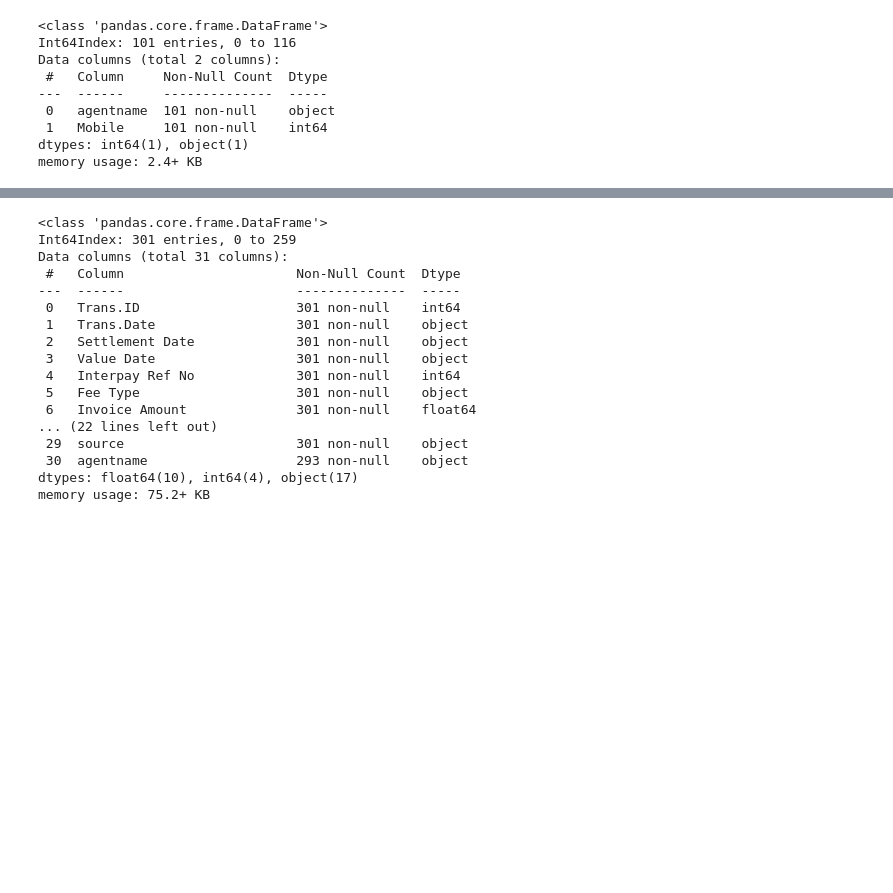
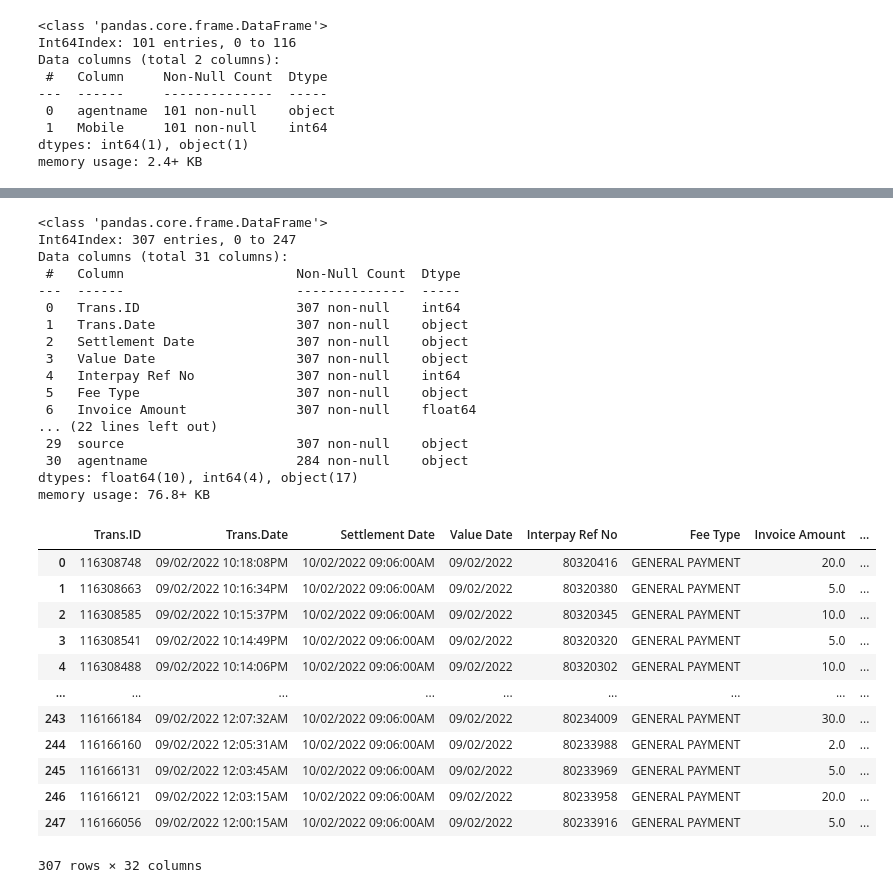
Before and after one commit to bryted/randomactivities, a Jupyter notebook: finalagentreport.ipynb, the cells around one changed output, grey strips where cells are left out. Cells and saved outputs as stored; diff of their text form; code cells hidden in the pictures; blank space fills up the shorter version.

```diff
--- a/finalagentreport.ipynb
+++ b/finalagentreport.ipynb
@@ -7,8 +7,8 @@ import numpy as np
 #!pip install xlsxwriter
 #!pip install openpyxl --upgrade --pre
 # %%
-df_mth = pd.read_excel('MerchantTransactionHistoryAgentWise_03_02_2022_to_03_02_2022.xlsx')
-df_mp = pd.read_excel('maximus-payment_export-1643968571337.xlsx')
+df_mth = pd.read_excel('MerchantTransactionHistoryAgentWise_09_02_2022_to_09_02_2022.xlsx')
+df_mp = pd.read_excel('maximus-payment_export-1644483228424.xlsx')
 # %%
 df_mp1 = df_mp[['tranid','source']] #picking out only two columns from main data
 df_mp1.rename(columns={'tranid': 'Merchant Ref.Code'}, inplace=True) #renaming columns for cohesion
@@ -215,21 +215,51 @@ final = pd.concat([df_mth2, others1 ])
 final.info()
 # %% [output]
 <class 'pandas.core.frame.DataFrame'>
-Int64Index: 301 entries, 0 to 259
+Int64Index: 307 entries, 0 to 247
 Data columns (total 31 columns):
  #   Column                      Non-Null Count  Dtype
 ---  ------                      --------------  -----
- 0   Trans.ID                    301 non-null    int64
- 1   Trans.Date                  301 non-null    object
- 2   Settlement Date             301 non-null    object
- 3   Value Date                  301 non-null    object
- 4   Interpay Ref No             301 non-null    int64
- 5   Fee Type                    301 non-null    object
- 6   Invoice Amount              301 non-null    float64
+ 0   Trans.ID                    307 non-null    int64
+ 1   Trans.Date                  307 non-null    object
+ 2   Settlement Date             307 non-null    object
+ 3   Value Date                  307 non-null    object
+ 4   Interpay Ref No             307 non-null    int64
+ 5   Fee Type                    307 non-null    object
+ 6   Invoice Amount              307 non-null    float64
 ... (22 lines left out)
- 29  source                      301 non-null    object
- 30  agentname                   293 non-null    object
+ 29  source                      307 non-null    object
+ 30  agentname                   284 non-null    object
 dtypes: float64(10), int64(4), object(17)
-memory usage: 75.2+ KB
+memory usage: 76.8+ KB
 # %%
 final.agentname = final.agentname.str.upper()#converts agentname to capital letters
+# %%
+final['agentname'] = final['agentname'].str.replace('ASANA BIAKA','ASANA BIANKA')
+final['agentname'] = final['agentname'].str.replace('DELIGHT SELASE AZANDA','DELIGHT AZANDA')
+final['agentname'] = final['agentname'].str.replace('ERIC ADU APPENTENG','ERIC APPENTENG')
+final['agentname'] = final['agentname'].str.replace('NANCY CHRISTIANA BIRIWAA','NANCY BIRIWA')
+final['agentname'] = final['agentname'].str.replace('ERNEST AFUN','ERNEST AFUM')
+final['agentname'] = final['agentname'].str.replace('ERNEST EFFUM','ERNEST AFUM')
+final['agentname'] = final['agentname'].str.replace('EUNICE VISION WORMADEY','EUNICE VISION')
+final['agentname'] = final['agentname'].str.replace('NANCY BIRIWAA','NANCY BIRIWA')
+
+final['agentname'] = final['agentname'].str.replace('PRISCILLA APPAU \t','PRISCILLA APPAU')
+#final['agentname'] = final['agentname'].str.replace('NANCY CHRISTIANA BIRIWAAAA','NANCY BIRIWAA')
+# %%
+final['trans_type'] = np.where(final['source'] == 'AGENT', 'CASH', 'DIGITAL')
+# %%
+final
+# %% [output]
+|  | Trans.ID | Trans.Date | Settlement Date | Value Date | Interpay Ref No | Fee Type | Invoice Amount | ... |
+| 0 | 116308748 | 09/02/2022 10:18:08PM | 10/02/2022 09:06:00AM | 09/02/2022 | 80320416 | GENERAL PAYMENT | 20.0 | ... |
+| 1 | 116308663 | 09/02/2022 10:16:34PM | 10/02/2022 09:06:00AM | 09/02/2022 | 80320380 | GENERAL PAYMENT | 5.0 | ... |
+| 2 | 116308585 | 09/02/2022 10:15:37PM | 10/02/2022 09:06:00AM | 09/02/2022 | 80320345 | GENERAL PAYMENT | 10.0 | ... |
+| 3 | 116308541 | 09/02/2022 10:14:49PM | 10/02/2022 09:06:00AM | 09/02/2022 | 80320320 | GENERAL PAYMENT | 5.0 | ... |
+| 4 | 116308488 | 09/02/2022 10:14:06PM | 10/02/2022 09:06:00AM | 09/02/2022 | 80320302 | GENERAL PAYMENT | 10.0 | ... |
+| ... | ... | ... | ... | ... | ... | ... | ... | ... |
+| 243 | 116166184 | 09/02/2022 12:07:32AM | 10/02/2022 09:06:00AM | 09/02/2022 | 80234009 | GENERAL PAYMENT | 30.0 | ... |
+| 244 | 116166160 | 09/02/2022 12:05:31AM | 10/02/2022 09:06:00AM | 09/02/2022 | 80233988 | GENERAL PAYMENT | 2.0 | ... |
+| 245 | 116166131 | 09/02/2022 12:03:45AM | 10/02/2022 09:06:00AM | 09/02/2022 | 80233969 | GENERAL PAYMENT | 5.0 | ... |
+| 246 | 116166121 | 09/02/2022 12:03:15AM | 10/02/2022 09:06:00AM | 09/02/2022 | 80233958 | GENERAL PAYMENT | 20.0 | ... |
+| 247 | 116166056 | 09/02/2022 12:00:15AM | 10/02/2022 09:06:00AM | 09/02/2022 | 80233916 | GENERAL PAYMENT | 5.0 | ... |
+307 rows × 32 columns
```
Also changed, not shown: parts of 16 cells of this notebook.
